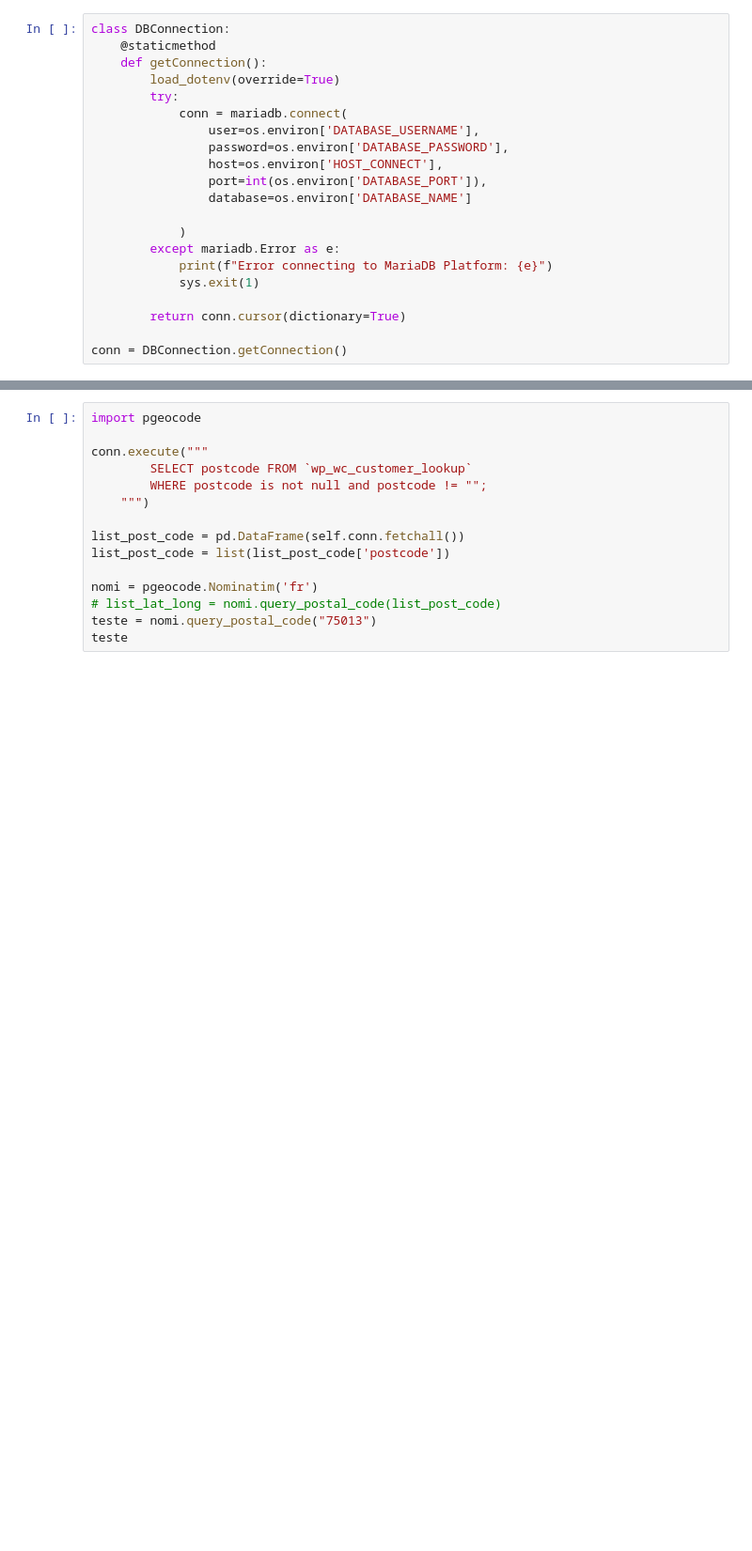
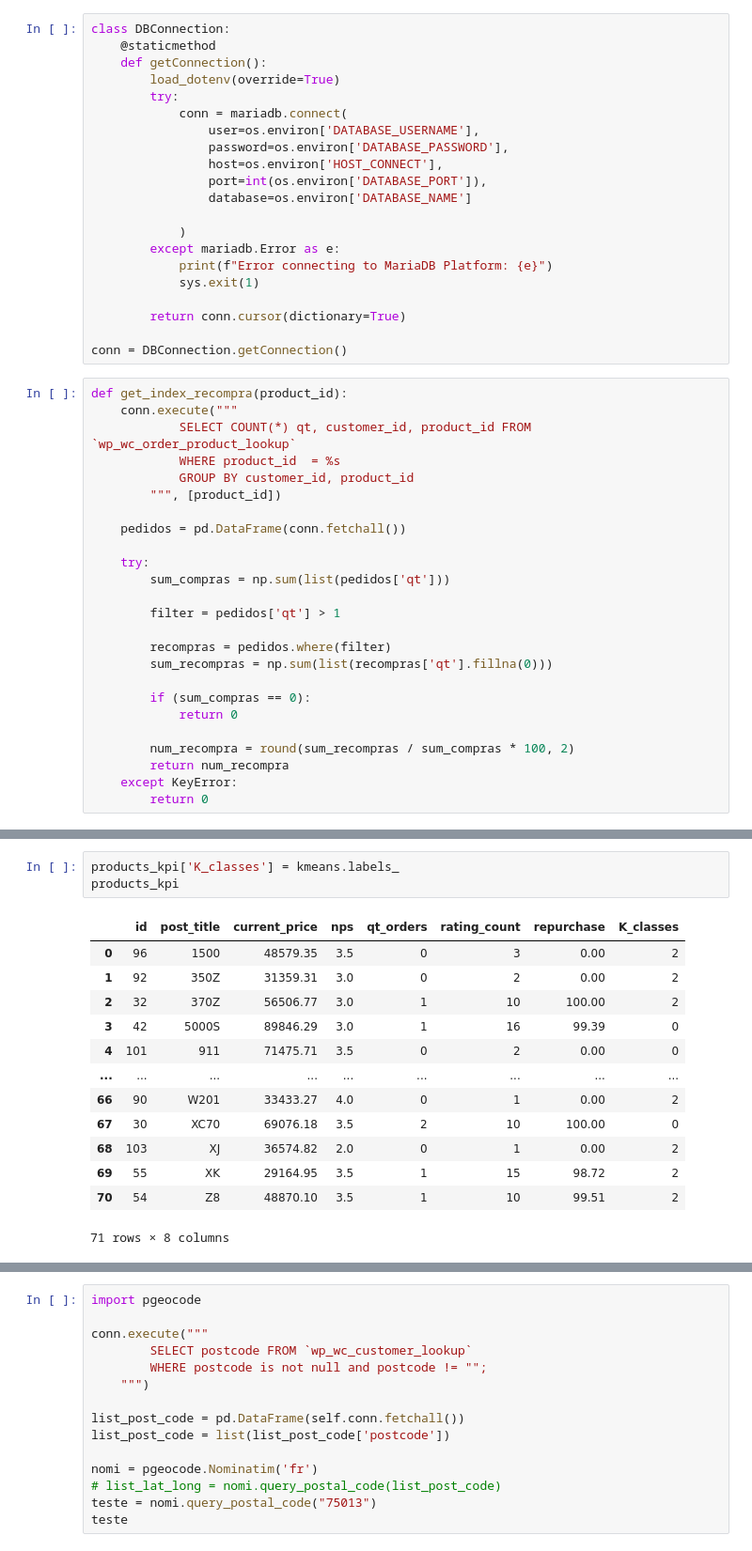
Before and after one commit to MarcalFilosofo/Marketing-Segmentado, a Jupyter notebook: kpis.ipynb, the cells around one changed output, grey strips where cells are left out. Shown: that part at 94% size. Saved outputs shown, nothing was run; the diff lists cells and outputs as text; blank space fills up the shorter version.

```diff
--- a/kpis.ipynb
+++ b/kpis.ipynb
@@ -32,3 +30,28 @@ class DBConnection:
         return conn.cursor(dictionary=True)
 
 conn = DBConnection.getConnection()
+# %%
+def get_index_recompra(product_id):
+    conn.execute("""
+            SELECT COUNT(*) qt, customer_id, product_id FROM `wp_wc_order_product_lookup`
+            WHERE product_id  = %s
+            GROUP BY customer_id, product_id
+        """, [product_id])
+
+    pedidos = pd.DataFrame(conn.fetchall())
+
+    try:
+        sum_compras = np.sum(list(pedidos['qt']))
+
+        filter = pedidos['qt'] > 1
+
+        recompras = pedidos.where(filter)
+        sum_recompras = np.sum(list(recompras['qt'].fillna(0)))
+
+        if (sum_compras == 0):
+            return 0
+
+        num_recompra = round(sum_recompras / sum_compras * 100, 2)
+        return num_recompra
+    except KeyError:
+        return 0
@@ -34,0 +134,17 @@ conn = DBConnection.getConnection()
+# %%
+products_kpi['K_classes'] = kmeans.labels_
+products_kpi
+# %% [output]
+|  | id | post_title | current_price | nps | qt_orders | rating_count | repurchase | K_classes |
+| 0 | 96 | 1500 | 48579.35 | 3.5 | 0 | 3 | 0.00 | 2 |
+| 1 | 92 | 350Z | 31359.31 | 3.0 | 0 | 2 | 0.00 | 2 |
+| 2 | 32 | 370Z | 56506.77 | 3.0 | 1 | 10 | 100.00 | 2 |
+| 3 | 42 | 5000S | 89846.29 | 3.0 | 1 | 16 | 99.39 | 0 |
+| 4 | 101 | 911 | 71475.71 | 3.5 | 0 | 2 | 0.00 | 0 |
+| ... | ... | ... | ... | ... | ... | ... | ... | ... |
+| 66 | 90 | W201 | 33433.27 | 4.0 | 0 | 1 | 0.00 | 2 |
+| 67 | 30 | XC70 | 69076.18 | 3.5 | 2 | 10 | 100.00 | 0 |
+| 68 | 103 | XJ | 36574.82 | 2.0 | 0 | 1 | 0.00 | 2 |
+| 69 | 55 | XK | 29164.95 | 3.5 | 1 | 15 | 98.72 | 2 |
+| 70 | 54 | Z8 | 48870.10 | 3.5 | 1 | 10 | 99.51 | 2 |
+71 rows × 8 columns
```
Also changed, not shown: parts of 10 cells of this notebook, 10 other files.
